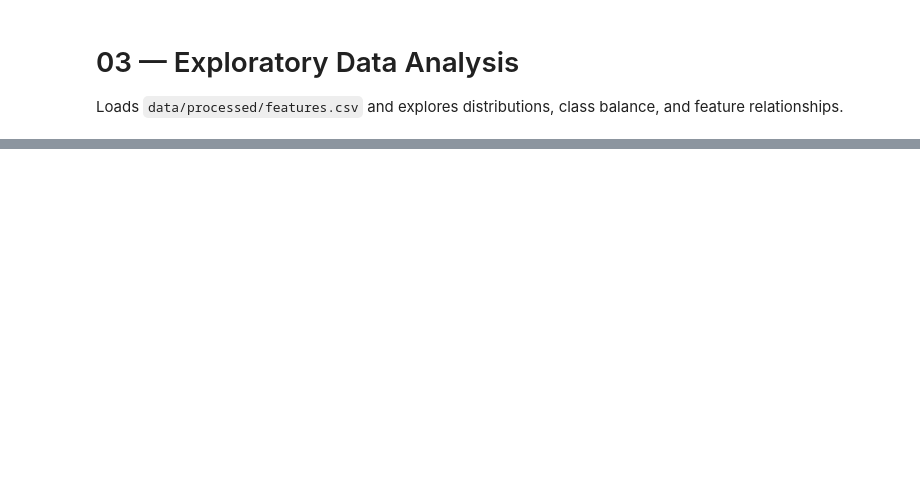
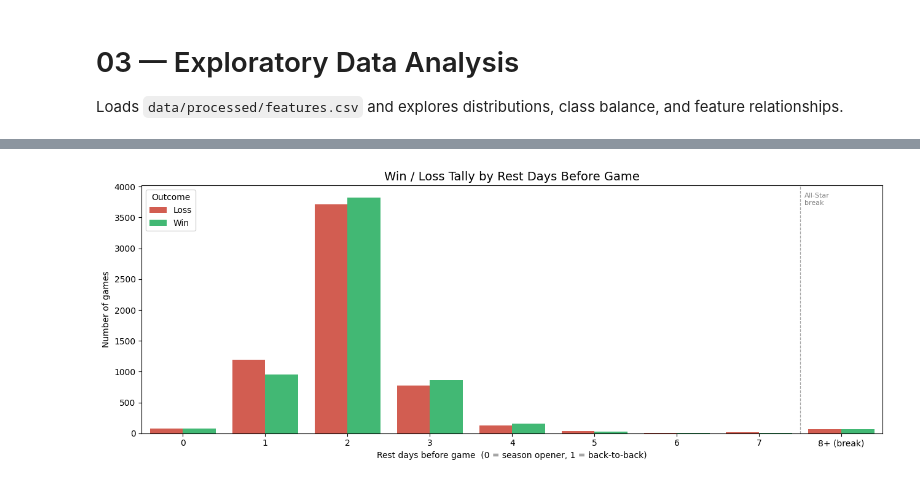
Before and after one commit to yourrem/sports_analytics, a Jupyter notebook: notebooks/03_eda.ipynb, the cells around one changed output, grey strips where cells are left out. Drawn from its saved outputs; the diff is of its cells as text; code cells hidden in the pictures; blank space fills up the shorter version.

```diff
--- a/notebooks/03_eda.ipynb
+++ b/notebooks/03_eda.ipynb
@@ -55,0 +92,41 @@ plt.show()
+# %%
+plot_df = df.copy()
+plot_df["rest_bucket"] = plot_df["rest_days"].apply(
+    lambda x: "8+ (break)" if x >= 8 else str(int(x))
+)
+
+order = [str(i) for i in range(8)] + ["8+ (break)"]
+
+tally = (
+    plot_df.groupby(["rest_bucket", "target"])
+    .size()
+    .reset_index(name="count")
+)
+tally["outcome"] = tally["target"].map({1: "Win", 0: "Loss"})
+
+fig, ax = plt.subplots(figsize=(13, 5))
+
+sns.barplot(
+    data=tally,
+    x="rest_bucket",
+    y="count",
+    hue="outcome",
+    order=order,
+    palette={"Win": "#2ecc71", "Loss": "#e74c3c"},
+    ax=ax,
+)
+
+ax.set_title("Win / Loss Tally by Rest Days Before Game", fontsize=14)
+ax.set_xlabel("Rest days before game  (0 = season opener, 1 = back-to-back)")
+ax.set_ylabel("Number of games")
+ax.legend(title="Outcome")
+
+ax.axvline(x=7.5, color="gray", linestyle="--", linewidth=0.9, alpha=0.7)
+ax.text(7.55, ax.get_ylim()[1] * 0.97, "All-Star\nbreak", fontsize=8,
+        color="gray", va="top")
+
+plt.tight_layout()
+plt.savefig(FIGURES_DIR / "eda_rest_days_tally.png", dpi=150)
+plt.show()
+# %% [output]
+[figure, added]
```
Also changed, not shown: parts of 6 cells of this notebook, 4 other files.
